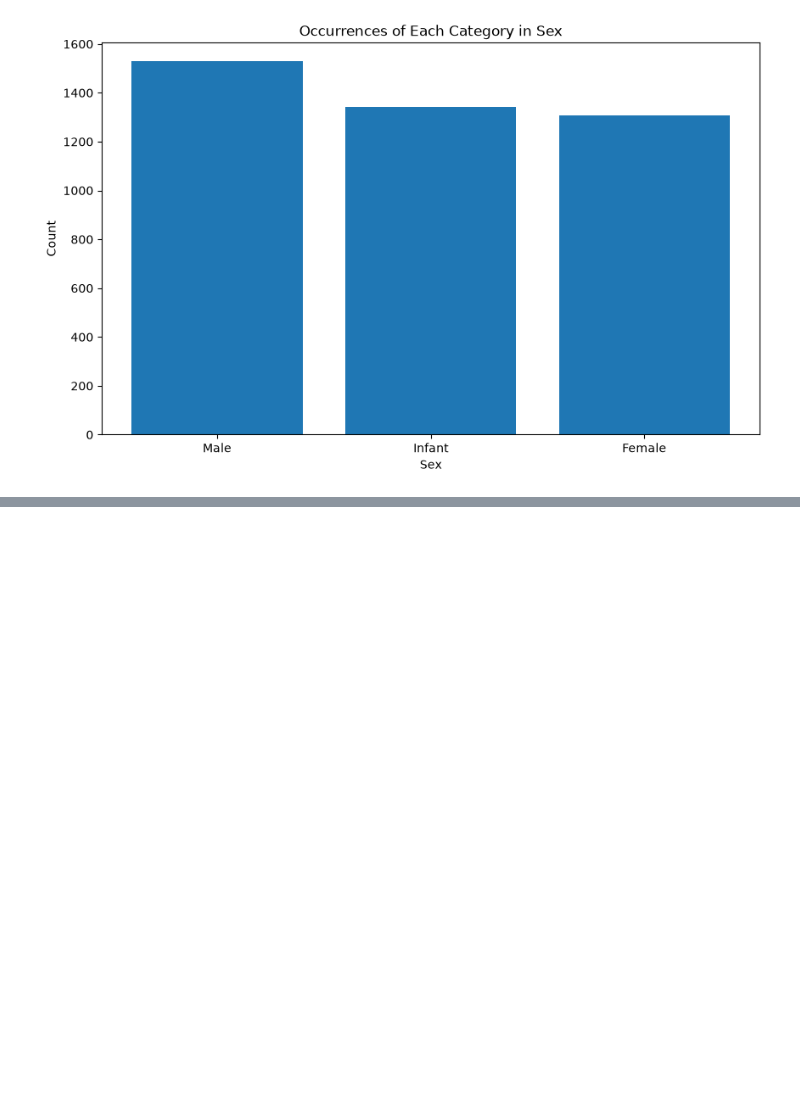
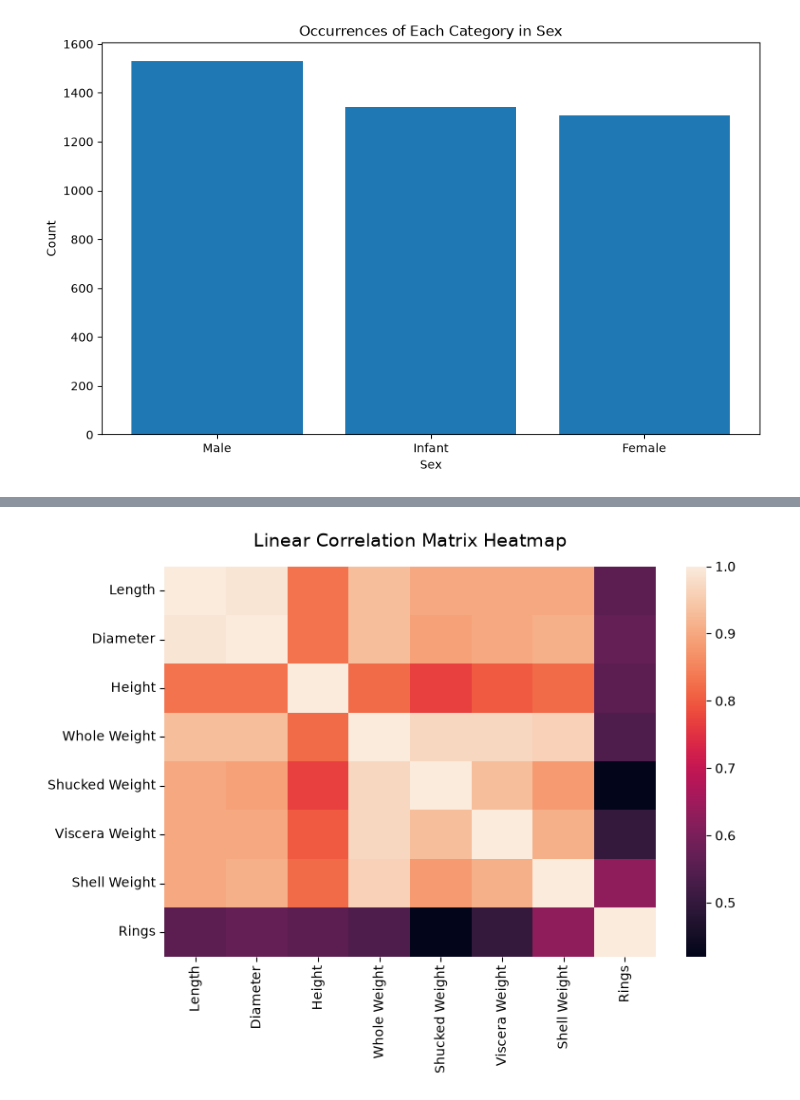
Before and after one commit to Julia257291/programming_in_python, a Jupyter notebook: Task_1.ipynb, the cells around one changed output, grey strips where cells are left out. Saved outputs shown, nothing was run; the diff lists cells and outputs as text; code cells hidden in the pictures; blank space fills up the shorter version.

```diff
--- a/Task_1.ipynb
+++ b/Task_1.ipynb
@@ -65,0 +92,4 @@ plt.show()
+# %%
+corr_matrix = quantitative_var.corr(method="pearson").round(2)
+
+corr_matrix
@@ -65,0 +106,11 @@ plt.show()
+# %%
+plt.figure(figsize=(8, 6))
+
+sns.heatmap(corr_matrix,)
+
+plt.title("Linear Correlation Matrix Heatmap", fontsize=14, pad=15)
+plt.tight_layout()
+
+plt.show()
+# %% [output]
+[figure, added]
```
Also changed, not shown: parts of 5 cells of this notebook.
